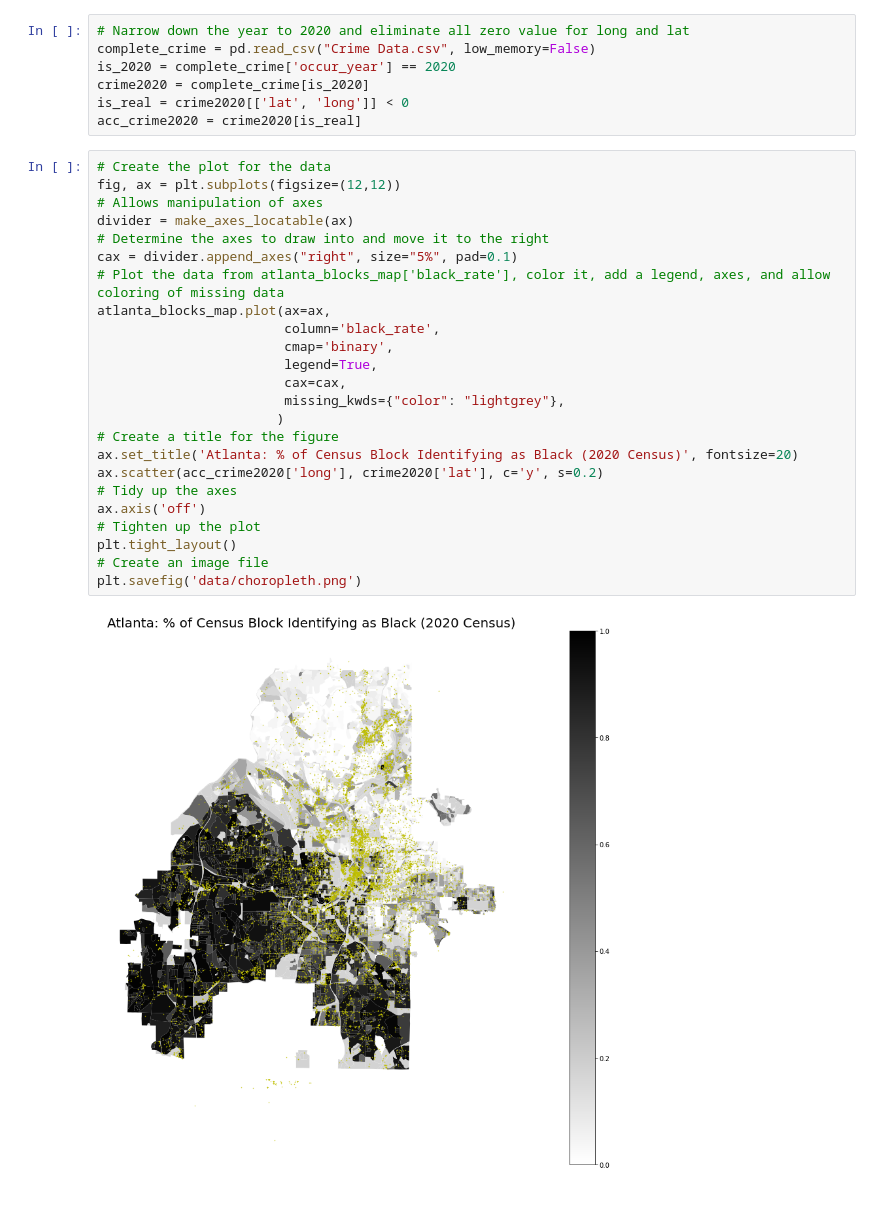
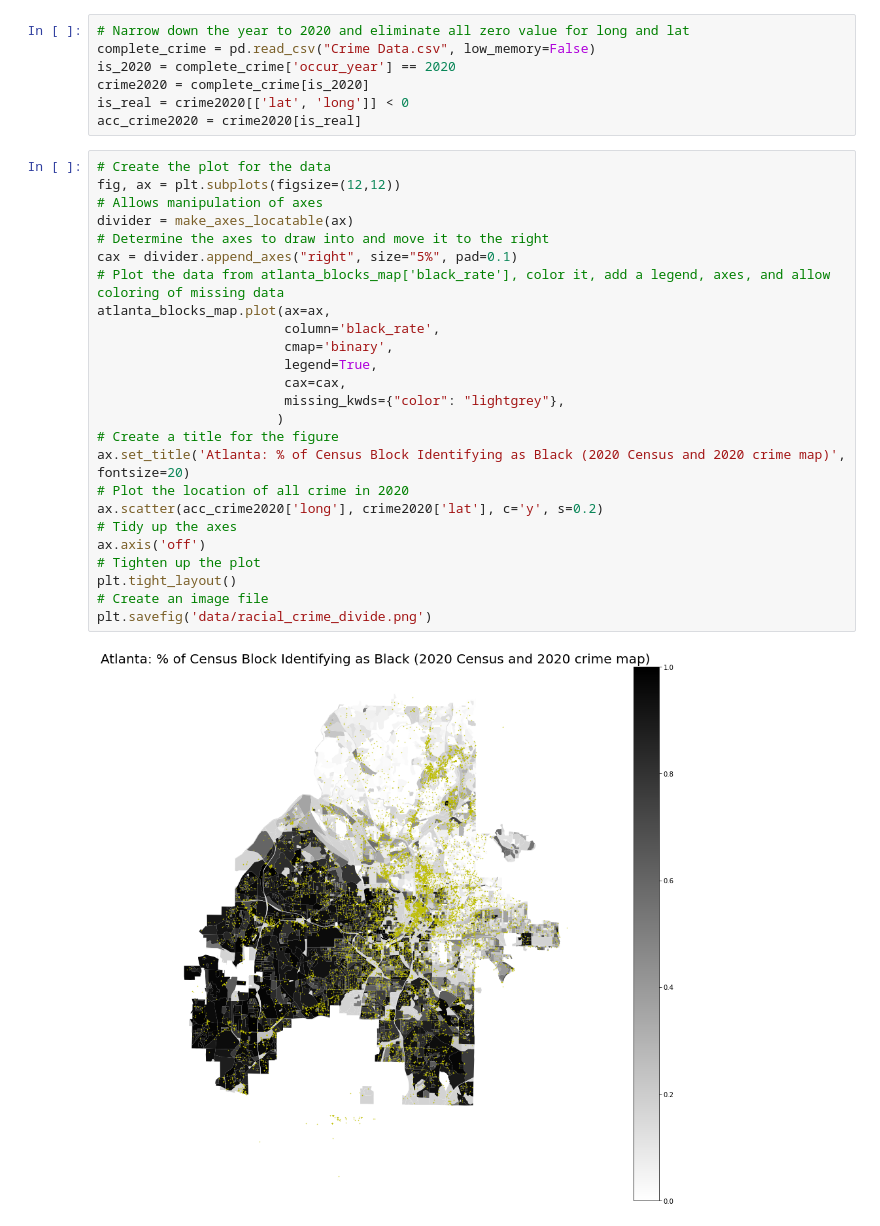
Before and after one commit to iiiramal/project-1-team-4, a Jupyter notebook: GeoPandas.ipynb, the cells around one changed output. Saved outputs shown, nothing was run; the diff lists cells and outputs as text.

```diff
--- a/GeoPandas.ipynb
+++ b/GeoPandas.ipynb
@@ -58,26 +58,27 @@ acc_crime2020 = crime2020[is_real]
 # %%
 # Create the plot for the data
 fig, ax = plt.subplots(figsize=(12,12))
 # Allows manipulation of axes
 divider = make_axes_locatable(ax)
 # Determine the axes to draw into and move it to the right
 cax = divider.append_axes("right", size="5%", pad=0.1)
 # Plot the data from atlanta_blocks_map['black_rate'], color it, add a legend, axes, and allow coloring of missing data
 atlanta_blocks_map.plot(ax=ax,
                         column='black_rate',
                         cmap='binary',
                         legend=True,
                         cax=cax,
                         missing_kwds={"color": "lightgrey"},
                        )
 # Create a title for the figure
-ax.set_title('Atlanta: % of Census Block Identifying as Black (2020 Census)', fontsize=20)
+ax.set_title('Atlanta: % of Census Block Identifying as Black (2020 Census and 2020 crime map)', fontsize=20)
+# Plot the location of all crime in 2020
 ax.scatter(acc_crime2020['long'], crime2020['lat'], c='y', s=0.2)
 # Tidy up the axes
 ax.axis('off')
 # Tighten up the plot
 plt.tight_layout()
 # Create an image file
-plt.savefig('data/choropleth.png')
+plt.savefig('data/racial_crime_divide.png')
 # %% [output]
-[figure, old version]
+[figure, new version]
```
